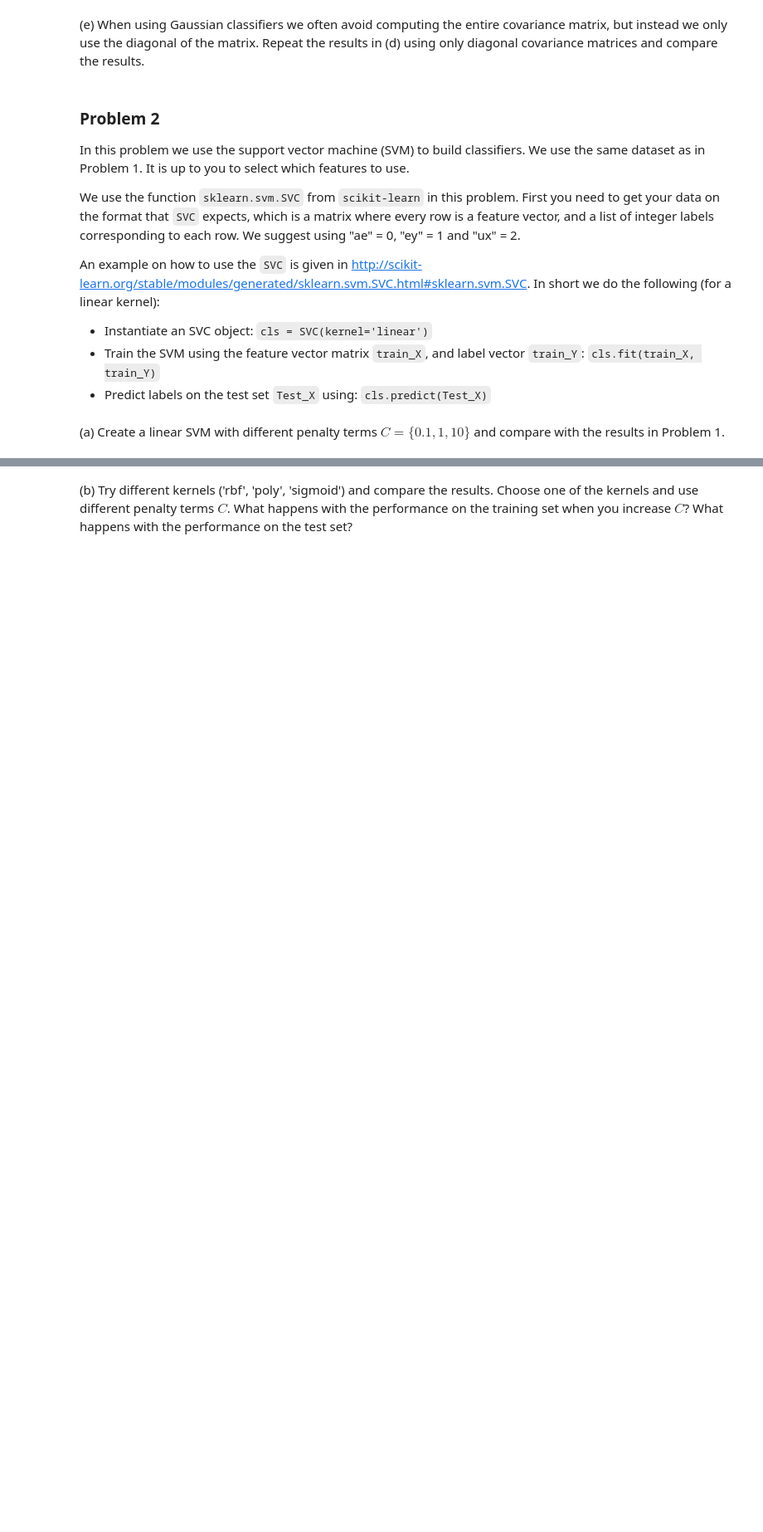
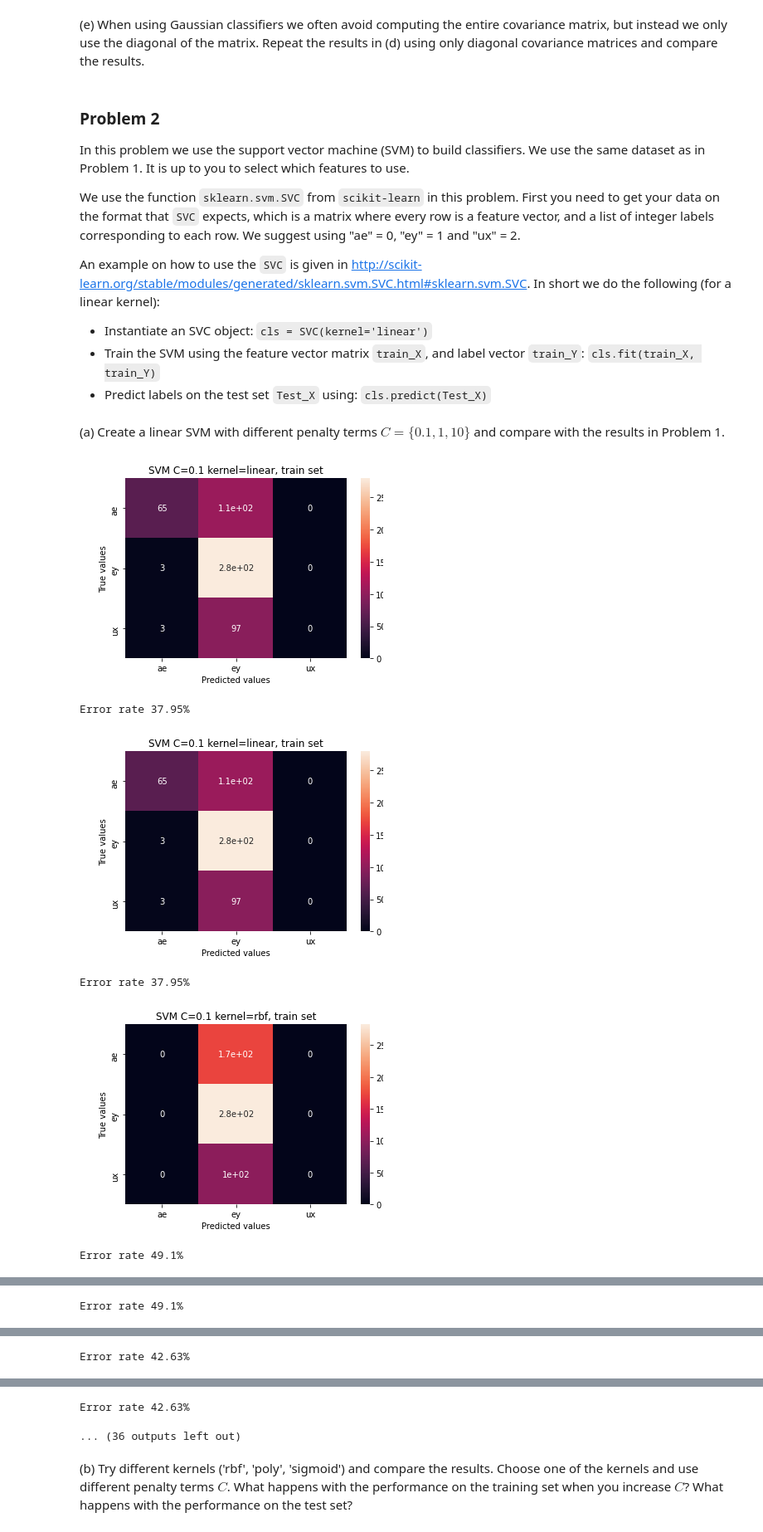
Before and after one commit to jakvah/TTT4185-MachineLearning, a Jupyter notebook: assignment_2.ipynb, the cells around one changed output, grey strips where cells are left out. Shown at 83% size. Drawn from its saved outputs; the diff is of its cells as text; code cells hidden in the pictures; blank space fills up the shorter version.

```diff
--- a/assignment_2.ipynb
+++ b/assignment_2.ipynb
@@ -111,3 +260,43 @@ An example on how to use the `SVC` is given in http://scikit-learn.org/stable/mo
 - Predict labels on the test set `Test_X` using: `cls.predict(Test_X)`
 # %% [markdown]
 (a) Create a linear SVM with different penalty terms $C=\{0.1, 1, 10\}$ and compare with the results in Problem 1.
+# %%
+from sklearn.svm import SVC
+from sklearn.metrics import confusion_matrix
+
+unwanted = ["SpeakerID", "Gender", "Phoneme"]
+train_Y = []
+train_X = []
+test_Y = []
+test_X = []
+for v in vowels:
+    vowel_train = vowel_data[v]
+    training_values = vowel_train.drop(unwanted,axis=1).values
+    train_X.extend(training_values)
+    train_Y.extend([1*vowels.index(v) for i in range(len(training_values))])
+
+    vowel_test = test_dict[v]
+    testing_values = vowel_test.drop(unwanted,axis=1).values
+    test_X.extend(testing_values)
+    test_Y.extend([1*vowels.index(v) for i in range(len(testing_values))])
+
+C = [0.1,1,10]
+for penalty in C:
+    for kernel in ["linear","rbf","poly","sigmoid"]:
+        cls = SVC(kernel=kernel,C=penalty)
+        cls.fit(train_X,train_Y)
+
+        result = cls.predict(train_X)
+        confusion_mat = confusion_matrix(train_Y,result)
+        plot_confusion_matrix(confusion_mat,f"SVM C={penalty} kernel={kernel}, train set",vowels)
+
+        result = cls.predict(train_X)
+        confusion_mat = confusion_matrix(train_Y,result)
+        plot_confusion_matrix(confusion_mat,f"SVM C={penalty} kernel={kernel}, train set",vowels)
+# %% [output]
+[figure, added]
+Error rate 37.95%
+[figure, added]
+Error rate 37.95%
+[figure, added]
+Error rate 49.1%
@@ -113,0 +304 @@ An example on how to use the `SVC` is given in http://scikit-learn.org/stable/mo
+Error rate 49.1%
@@ -113,0 +306 @@ An example on how to use the `SVC` is given in http://scikit-learn.org/stable/mo
+Error rate 42.63%
@@ -114,2 +308,4 @@ An example on how to use the `SVC` is given in http://scikit-learn.org/stable/mo
+Error rate 42.63%
+... (36 outputs left out)
 # %% [markdown]
 (b) Try different kernels ('rbf', 'poly', 'sigmoid') and compare the results. Choose one of the kernels and use different penalty terms $C$. What happens with the performance on the training set when you increase $C$? What happens with the performance on the test set?
```
Also changed, not shown: parts of 7 cells of this notebook, 3 other files.
